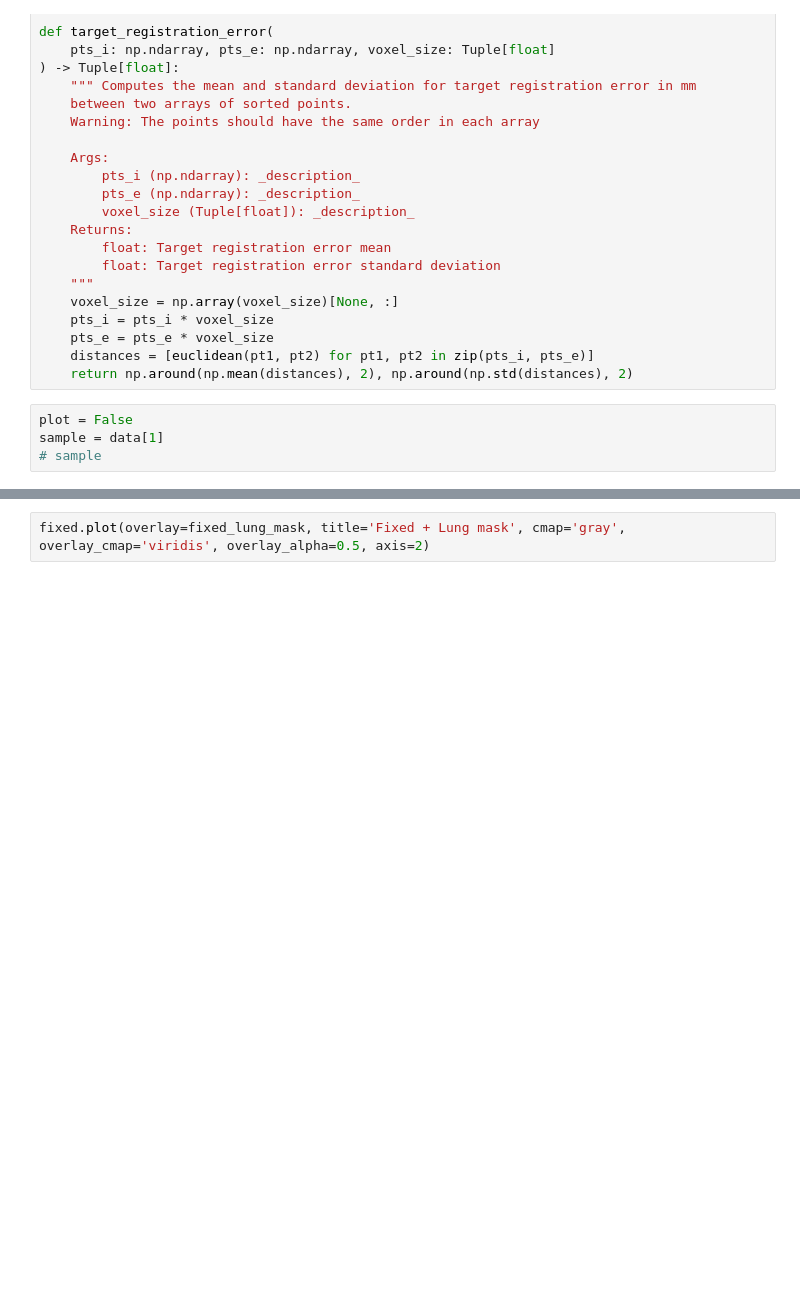
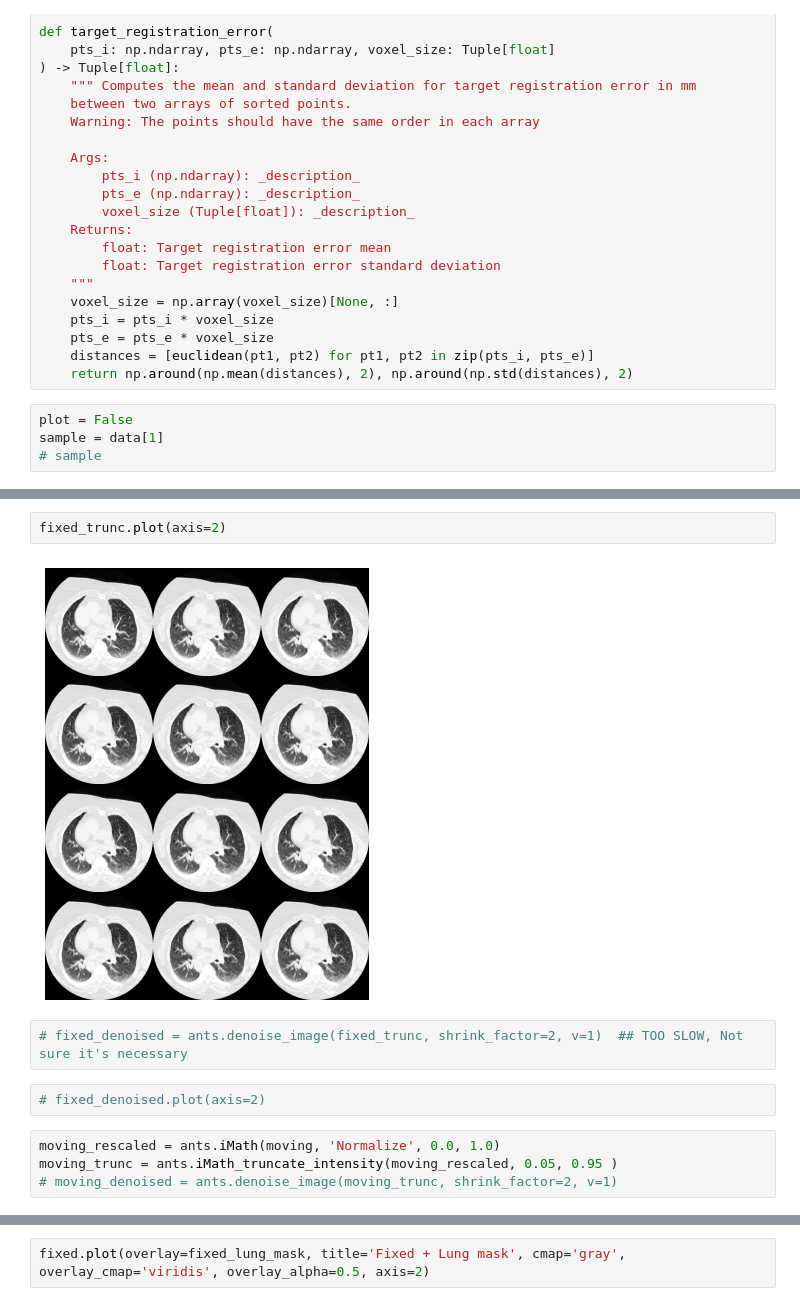
Before and after one commit to joaco18/mira_final_project, a Jupyter notebook: ants/ants_registration.ipynb, the cells around one changed output, grey strips where cells are left out. Drawn from its saved outputs; the diff is of its cells as text; blank space fills up the shorter version.

```diff
--- a/ants/ants_registration.ipynb
+++ b/ants/ants_registration.ipynb
@@ -81,0 +116,12 @@ sample = data[1]
+# %%
+fixed_trunc.plot(axis=2)
+# %% [output]
+[figure, added]
+# %%
+# fixed_denoised = ants.denoise_image(fixed_trunc, shrink_factor=2, v=1)  ## TOO SLOW, Not sure it's necessary
+# %%
+# fixed_denoised.plot(axis=2)
+# %%
+moving_rescaled = ants.iMath(moving, 'Normalize', 0.0, 1.0)
+moving_trunc = ants.iMath_truncate_intensity(moving_rescaled, 0.05, 0.95 )
+# moving_denoised = ants.denoise_image(moving_trunc, shrink_factor=2, v=1)
```
Also changed, not shown: parts of 29 cells of this notebook.
